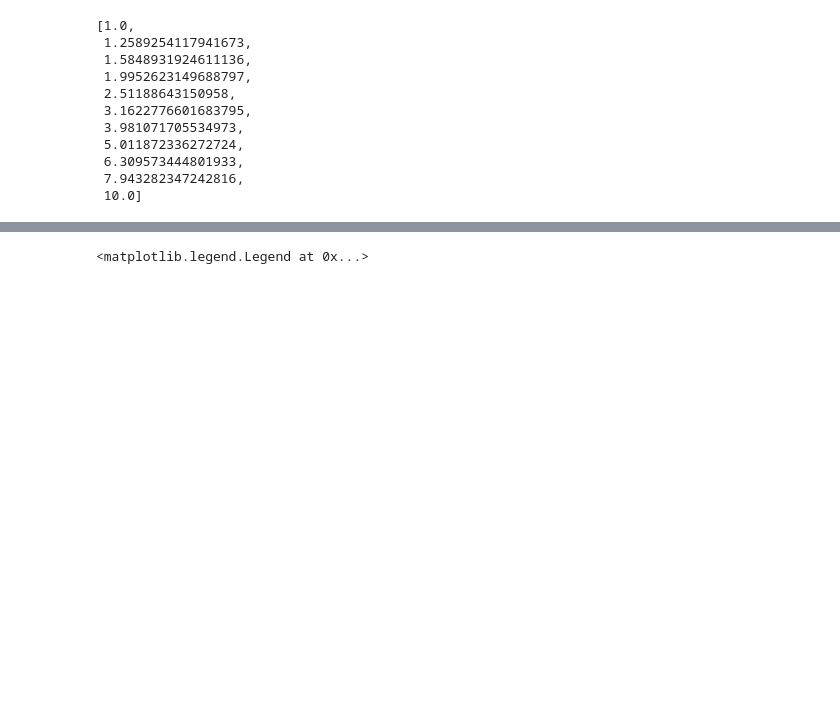
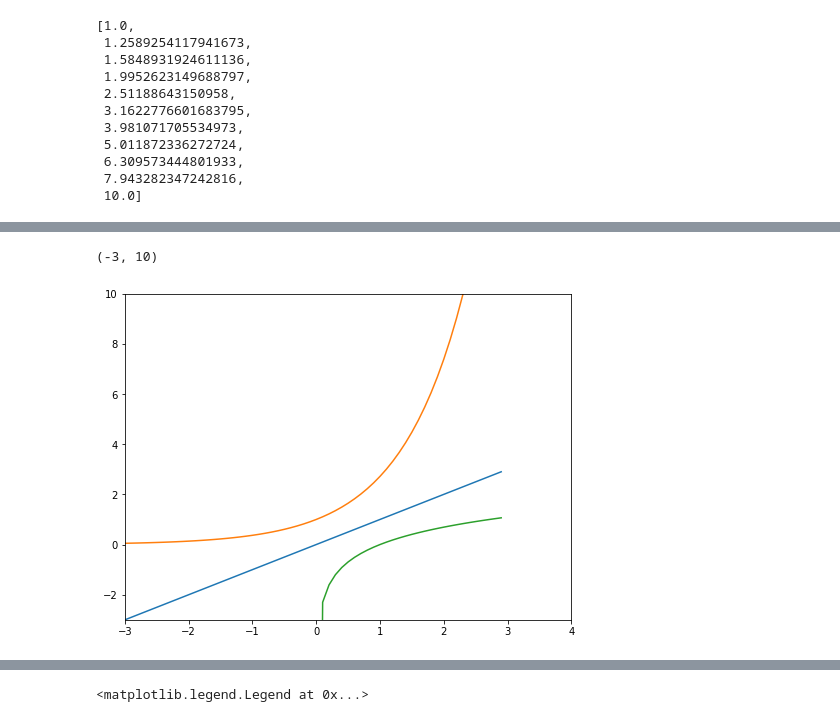
Before and after one commit to ssrosa/just_take_the_log, a Jupyter notebook: index.ipynb, the cells around one changed output, grey strips where cells are left out. Saved outputs shown, nothing was run; the diff lists cells and outputs as text; code cells hidden in the pictures; blank space fills up the shorter version.

```diff
--- a/index.ipynb
+++ b/index.ipynb
@@ -46,0 +53,2 @@ zerothrutwo = np.arange(0, 2.1, 0.1)
+# %%
+threethruthree = np.arange(-3, 3, 0.1)
@@ -46,0 +73,10 @@ zerothrutwo = np.arange(0, 2.1, 0.1)
+# %%
+fig = plt.figure(figsize = (8,6))
+plt.plot(threethruthree, threethruthree)
+plt.plot(threethruthree, [np.e**x for x in threethruthree])
+plt.plot(threethruthree, [np.log(x) for x in threethruthree])
+plt.xlim(-3, 4)
+plt.ylim(-3, 10)
+# %% [output]
+(-3, 10)
+[figure, added]
```
Also changed, not shown: parts of 4 cells of this notebook.
